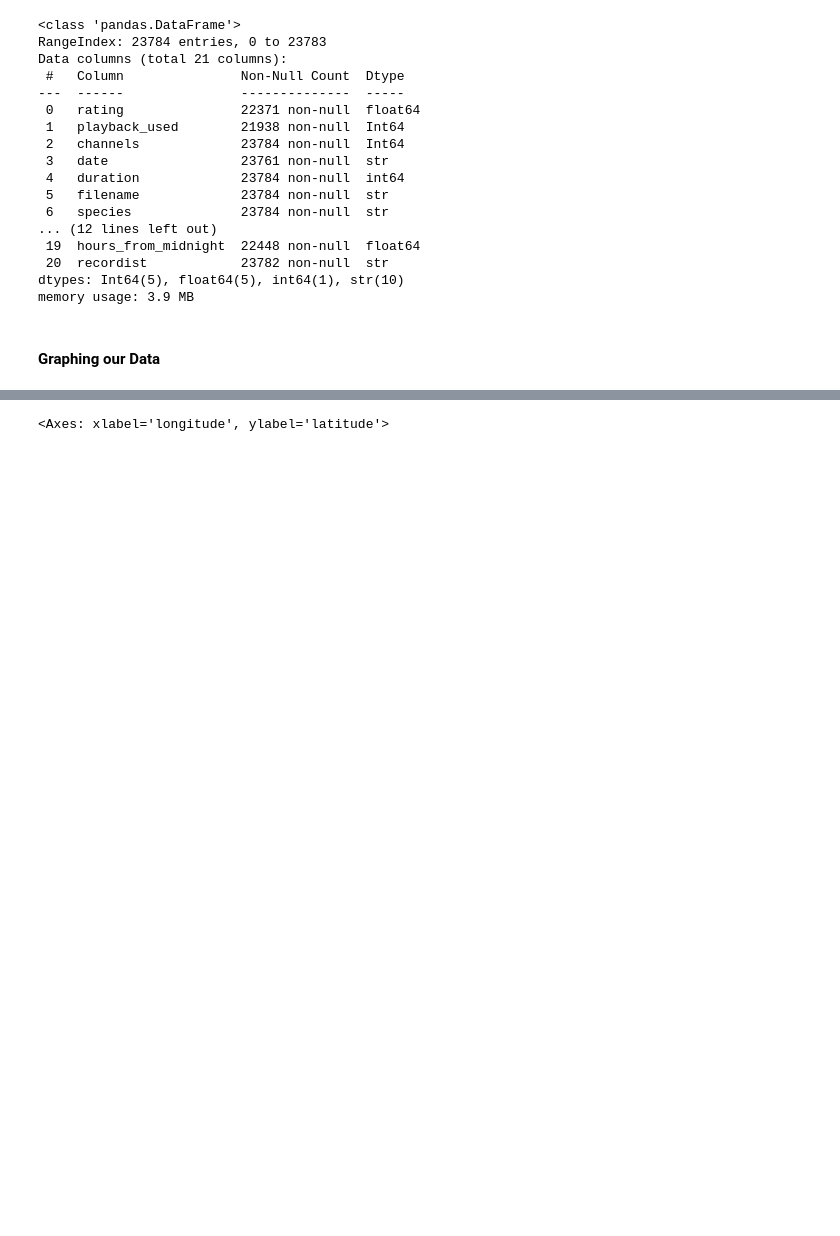
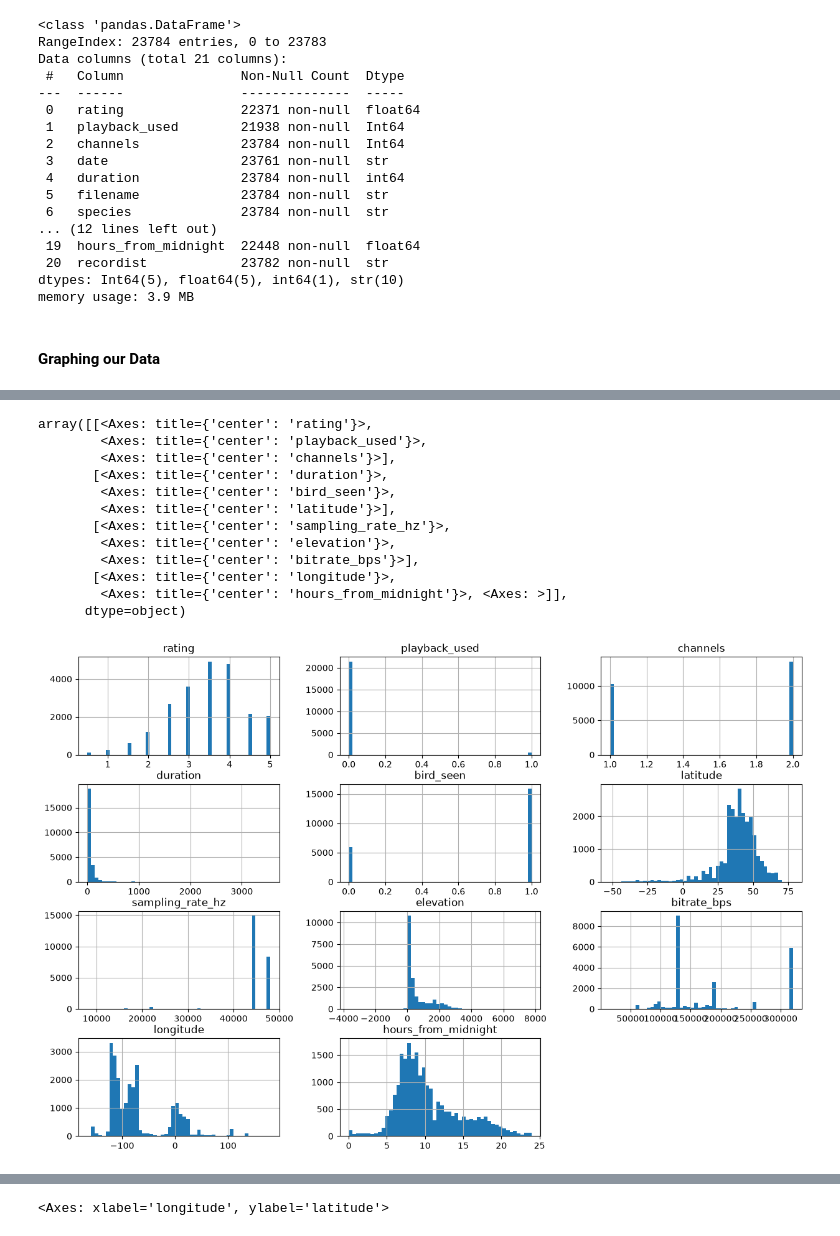
Before and after one commit to Jhe56/Ai-vian, a Jupyter notebook: Update_2/dataset_analysis.ipynb, the cells around one changed output, grey strips where cells are left out. Drawn from its saved outputs; the diff is of its cells as text; code cells hidden in the pictures; blank space fills up the shorter version.

Commit message:
moving on to graphing our columns

```diff
--- a/Update_2/dataset_analysis.ipynb
+++ b/Update_2/dataset_analysis.ipynb
@@ -579,0 +555,16 @@ sns.pairplot(data=drop_df)
+# %%
+drop_df.hist(bins = 50, figsize=(15,10))
+# %% [output]
+array([[<Axes: title={'center': 'rating'}>,
+        <Axes: title={'center': 'playback_used'}>,
+        <Axes: title={'center': 'channels'}>],
+       [<Axes: title={'center': 'duration'}>,
+        <Axes: title={'center': 'bird_seen'}>,
+        <Axes: title={'center': 'latitude'}>],
+       [<Axes: title={'center': 'sampling_rate_hz'}>,
+        <Axes: title={'center': 'elevation'}>,
+        <Axes: title={'center': 'bitrate_bps'}>],
+       [<Axes: title={'center': 'longitude'}>,
+        <Axes: title={'center': 'hours_from_midnight'}>, <Axes: >]],
+      dtype=object)
+[figure, added]
```
Also changed, not shown: parts of 16 cells of this notebook.
